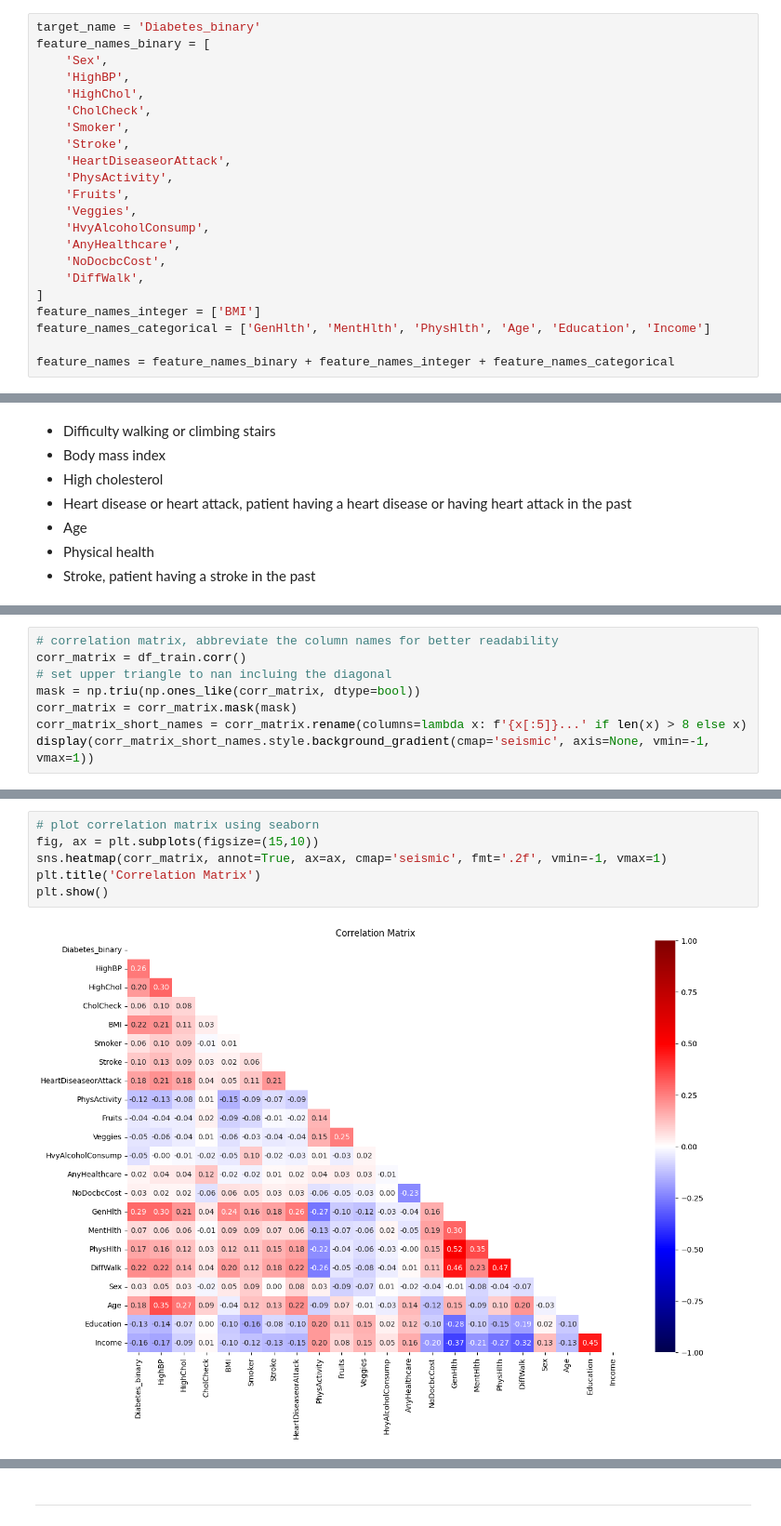
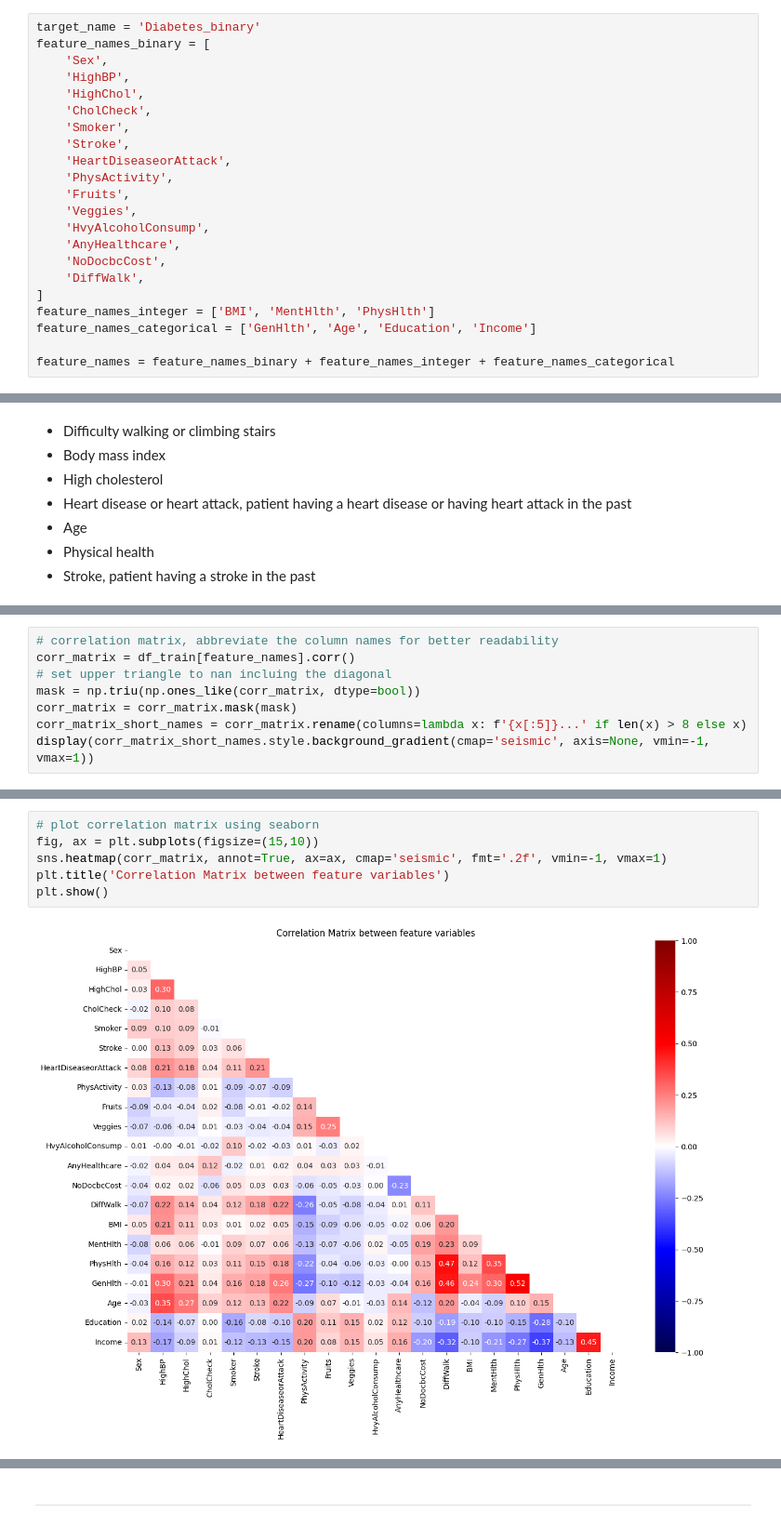
Before and after one commit to ai2ys/CDC-Diabetes-Health-Indicators, a Jupyter notebook: eda.ipynb, the cells around one changed output, grey strips where cells are left out. Shown at 93% size. Saved outputs shown, nothing was run; the diff lists cells and outputs as text.

```diff
--- a/eda.ipynb
+++ b/eda.ipynb
@@ -271,8 +271,8 @@ feature_names_binary = [
     'NoDocbcCost',
     'DiffWalk',
 ]
-feature_names_integer = ['BMI']
-feature_names_categorical = ['GenHlth', 'MentHlth', 'PhysHlth', 'Age', 'Education', 'Income']
+feature_names_integer = ['BMI', 'MentHlth', 'PhysHlth']
+feature_names_categorical = ['GenHlth', 'Age', 'Education', 'Income']
 
 feature_names = feature_names_binary + feature_names_integer + feature_names_categorical
 # %% [markdown]
@@ -721,6 +719,6 @@ There is a strong positive correlation between the target variable and the follo
 # %%
 # correlation matrix, abbreviate the column names for better readability
-corr_matrix = df_train.corr()
+corr_matrix = df_train[feature_names].corr()
 # set upper triangle to nan incluing the diagonal
 mask = np.triu(np.ones_like(corr_matrix, dtype=bool))
 corr_matrix = corr_matrix.mask(mask)
@@ -747,9 +745,9 @@ display(corr_matrix_short_names.style.background_gradient(cmap='seismic', axis=N
 # %%
 # plot correlation matrix using seaborn
 fig, ax = plt.subplots(figsize=(15,10))
 sns.heatmap(corr_matrix, annot=True, ax=ax, cmap='seismic', fmt='.2f', vmin=-1, vmax=1)
-plt.title('Correlation Matrix')
+plt.title('Correlation Matrix between feature variables')
 plt.show()
 # %% [output]
-[figure, old version]
+[figure, new version]
 # %% [markdown]
```
Also changed, not shown: parts of 74 cells of this notebook, 7 other files.
